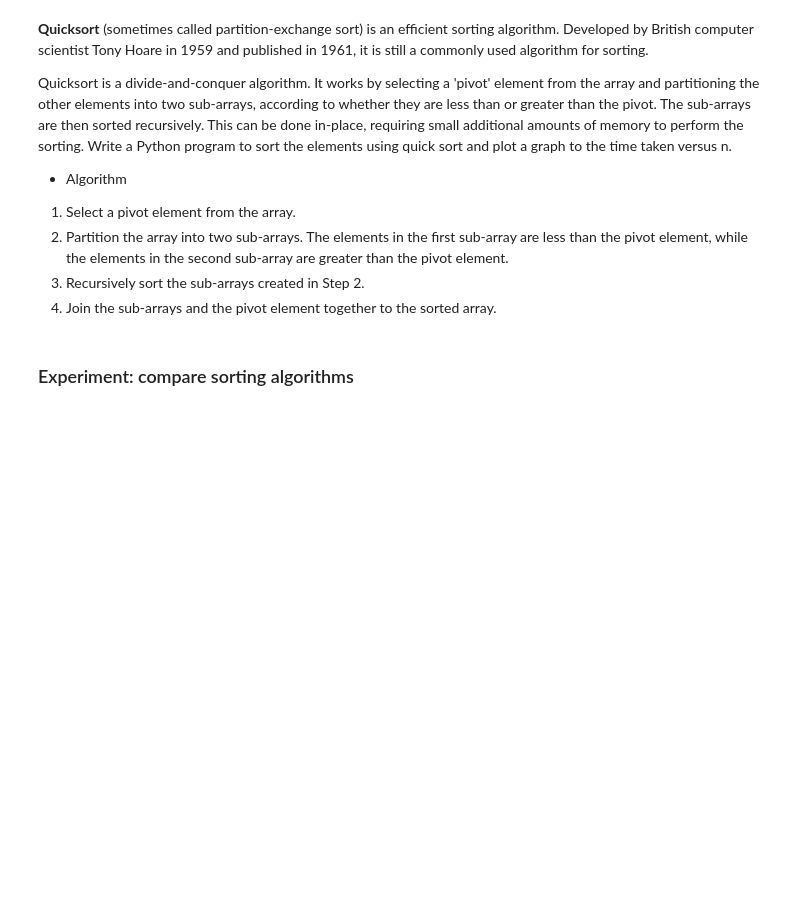
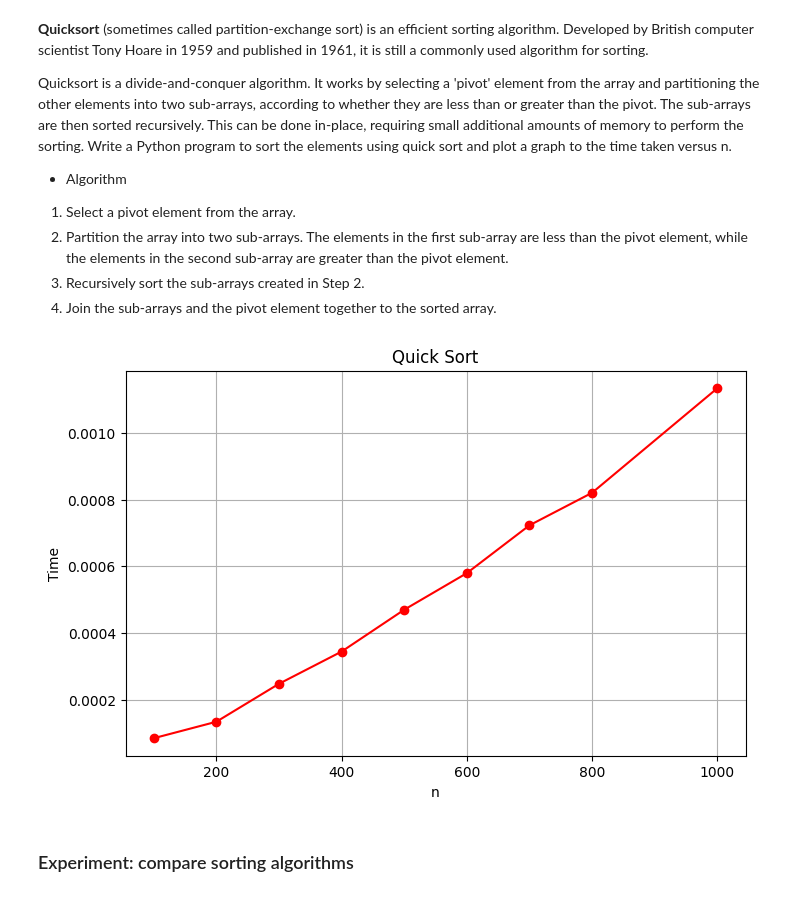
Before and after one commit to rrishabk/Algorithms, a Jupyter notebook: Lab_5.ipynb, the cells around one changed output. Drawn from its saved outputs; the diff is of its cells as text; code cells hidden in the pictures; blank space fills up the shorter version.

```diff
--- a/Lab_5.ipynb
+++ b/Lab_5.ipynb
@@ -75,3 +121,43 @@ Write a Python program to sort the elements using quick sort and plot a graph to
+# %%
+# write code for above cell and compute the running time and also plot graph.
+import time
+import matplotlib.pyplot as plt
+import random
+def partition(items, low, high):
+    pivot = items[high]
+    i = low - 1
+    for j in range(low, high):
+        if items[j] <= pivot:
+            i += 1
+            items[i], items[j] = items[j], items[i]
+    items[i + 1], items[high] = items[high], items[i + 1]
+    return i + 1
+def quick_sort(items, low, high):
+    if low < high:
+        pivot_index = partition(items, low, high)
+        quick_sort(items, low, pivot_index - 1)
+        quick_sort(items, pivot_index + 1, high)
+    return items
+def plot_quick_sort():
+    ns = [100, 200, 300, 400, 500, 600, 700, 800, 1000]
+    times = []
+    for n in ns:
+        test_arr = [random.randint(0, 1000) for _ in range(n)]
+        start = time.time()
+        quick_sort(test_arr, 0, len(test_arr) - 1)
+        end = time.time()
+        times.append(end - start)
+    plt.figure(figsize=(8, 5))
+    plt.plot(ns, times, marker='o', linestyle='-', color='r')
+    plt.title('Quick Sort')
+    plt.xlabel('n')
+    plt.ylabel('Time')
+    plt.grid(True)
+    plt.show()
+
+plot_quick_sort()
+# %% [output]
+[figure, added]
 # %% [markdown]
 ### Experiment: compare sorting algorithms
 # %%
```
Also changed, not shown: parts of 6 cells of this notebook.
